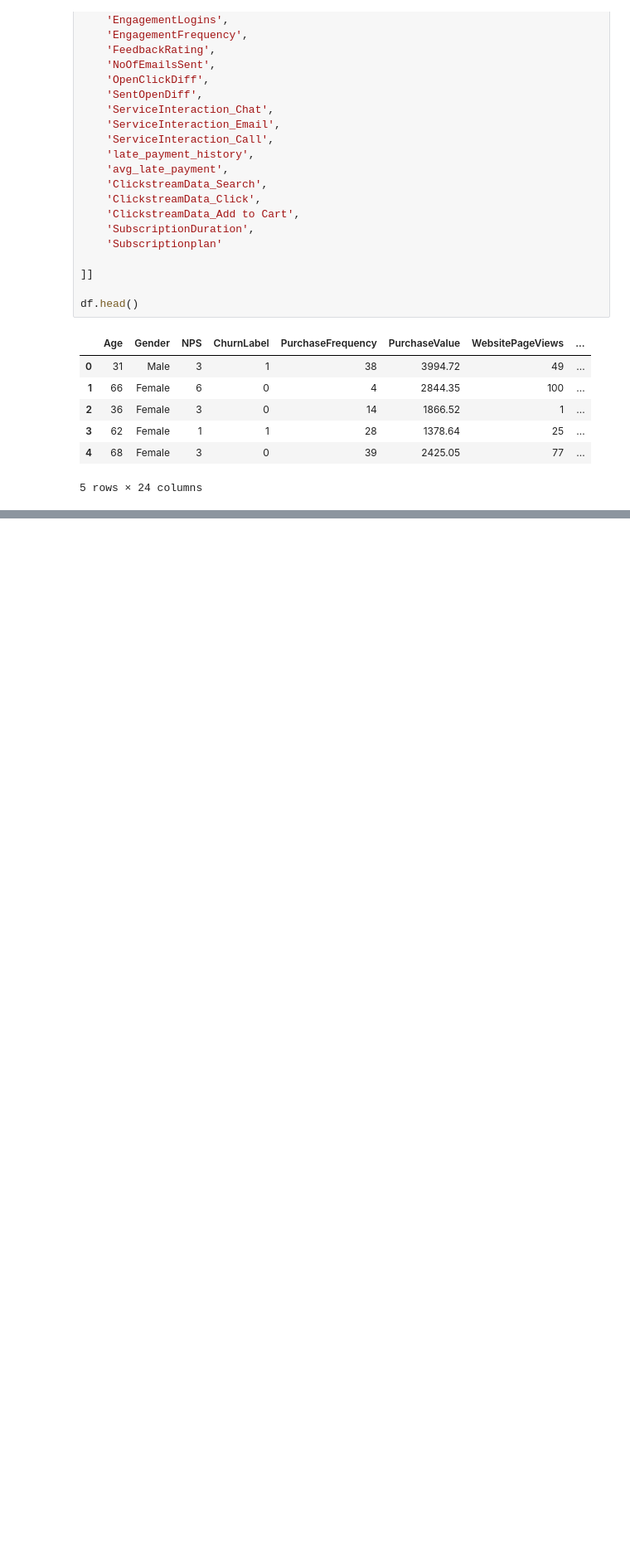
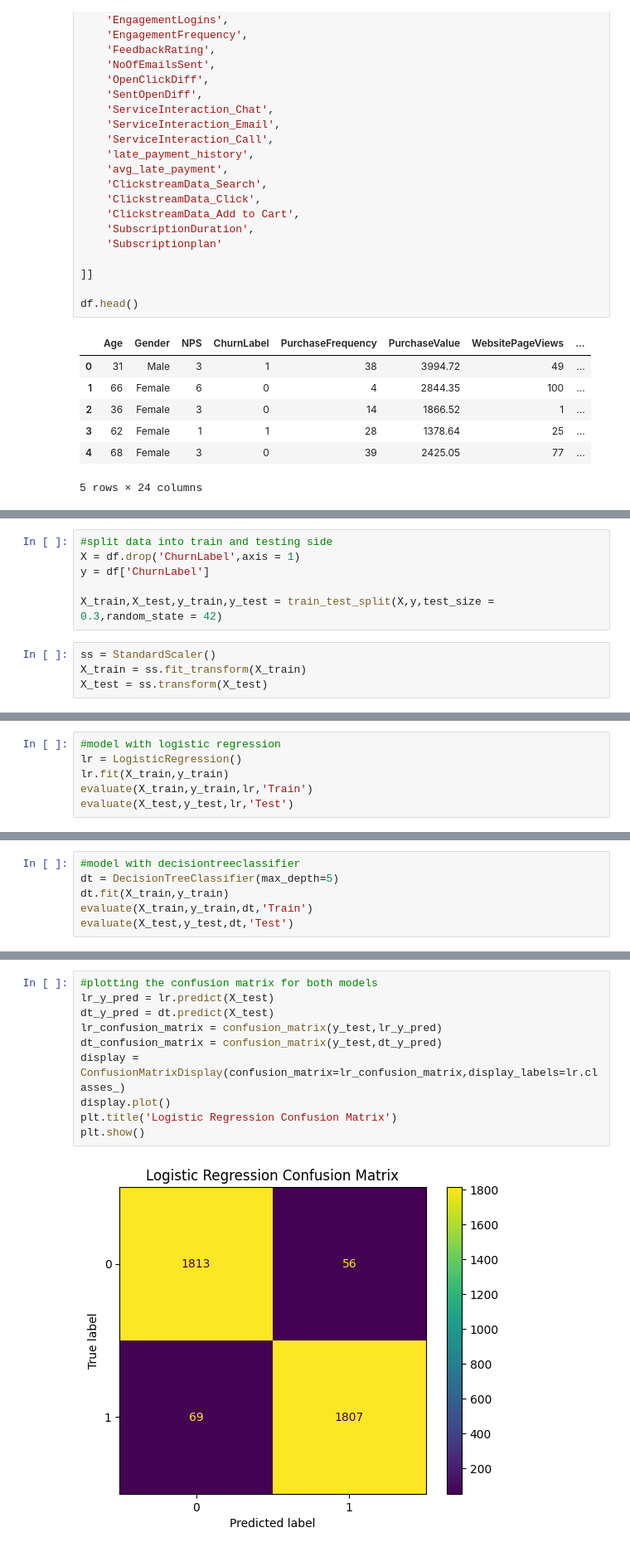
Before and after one commit to zeerau/data-science-practice, a Jupyter notebook: amdari/customer_churn.ipynb, the cells around one changed output, grey strips where cells are left out. Shown at 83% size. Cells and saved outputs as stored; diff of their text form; blank space fills up the shorter version.

```diff
--- a/amdari/customer_churn.ipynb
+++ b/amdari/customer_churn.ipynb
@@ -330,0 +393,10 @@ df.head()
+# %%
+#split data into train and testing side
+X = df.drop('ChurnLabel',axis = 1)
+y = df['ChurnLabel']
+
+X_train,X_test,y_train,y_test = train_test_split(X,y,test_size = 0.3,random_state = 42)
+# %%
+ss = StandardScaler()
+X_train = ss.fit_transform(X_train)
+X_test = ss.transform(X_test)
@@ -330,0 +411,6 @@ df.head()
+# %%
+#model with logistic regression
+lr = LogisticRegression()
+lr.fit(X_train,y_train)
+evaluate(X_train,y_train,lr,'Train')
+evaluate(X_test,y_test,lr,'Test')
@@ -330,0 +426,6 @@ df.head()
+# %%
+#model with decisiontreeclassifier
+dt = DecisionTreeClassifier(max_depth=5)
+dt.fit(X_train,y_train)
+evaluate(X_train,y_train,dt,'Train')
+evaluate(X_test,y_test,dt,'Test')
@@ -330,0 +441,12 @@ df.head()
+# %%
+#plotting the confusion matrix for both models
+lr_y_pred = lr.predict(X_test)
+dt_y_pred = dt.predict(X_test)
+lr_confusion_matrix = confusion_matrix(y_test,lr_y_pred)
+dt_confusion_matrix = confusion_matrix(y_test,dt_y_pred)
+display = ConfusionMatrixDisplay(confusion_matrix=lr_confusion_matrix,display_labels=lr.classes_)
+display.plot()
+plt.title('Logistic Regression Confusion Matrix')
+plt.show()
+# %% [output]
+[figure, added]
```
Also changed, not shown: parts of 13 cells of this notebook.
